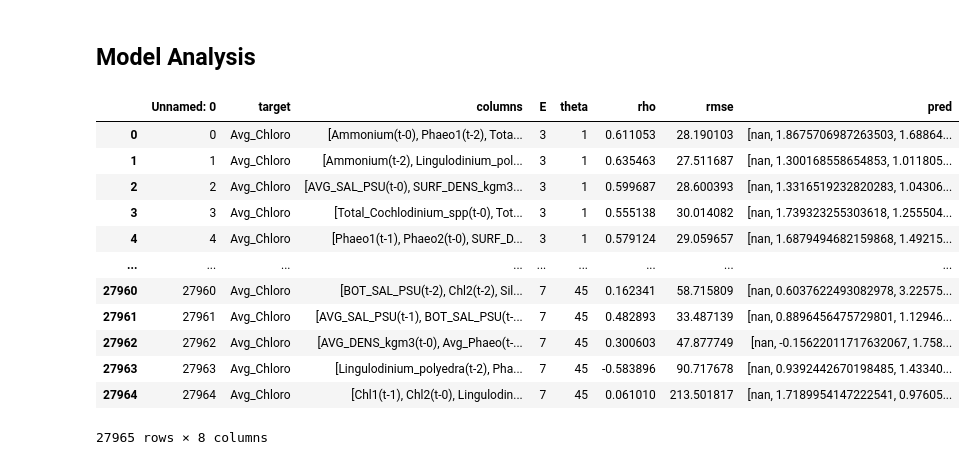
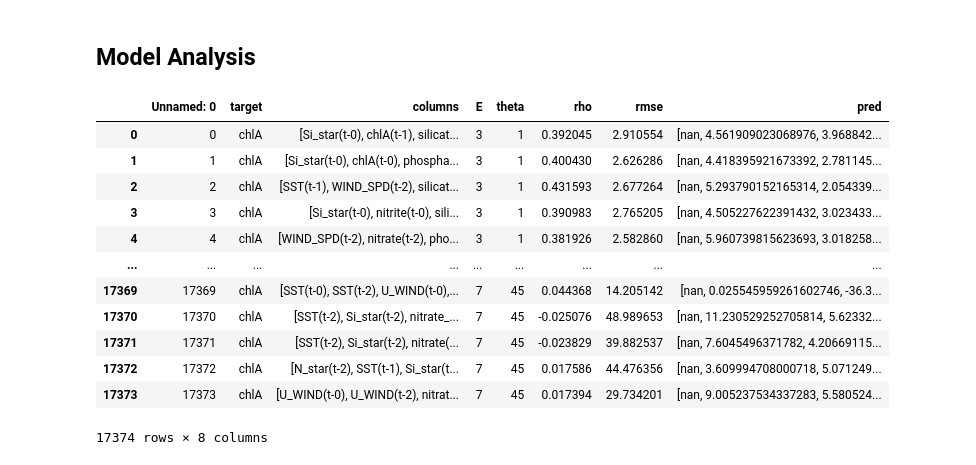
Before and after one commit to aparaselli/HAB-Prediction-Research, a Jupyter notebook: Code/model_analysis.ipynb, the cells around one changed output. Drawn from its saved outputs; the diff is of its cells as text; code cells hidden in the pictures.

```diff
--- a/Code/model_analysis.ipynb
+++ b/Code/model_analysis.ipynb
@@ -37,8 +37,11 @@ warnings.filterwarnings("ignore",
     message="A worker stopped while some jobs were given to the executor.",
     module="joblib.externals.loky.process_executor")
 # %%
-data_path = "Data/d1carter_data_w_gaps.csv"
-model_path = "800_sample_bioluminescent_carter_models.csv"
+# data_path = "Data/d1carter_data_w_gaps.csv"
+# model_path = "800_sample_bioluminescent_carter_models.csv"
+
+data_path = "Data/orig_block.csv"
+model_path = "100_sample_deyle_models_not_logged.csv"
 # %%
 def str_to_list(s):
     s = s.replace('nan', 'null')  # Replace 'nan' with 'null' for JSON compatibility
@@ -56,9 +59,8 @@ def process_parameters(path):
 
 def clean_data(data_path):
     paper_data = pd.read_csv(data_path)
-    paper_data = paper_data.set_index('time')
     paper_data['Time'] = paper_data.index.astype(int)
-    paper_data['Avg_Chloro'] #= paper_data['Avg_Chloro'].apply(np.log1p) #LOG AMPUTATION
+    # paper_data['chlA'] = paper_data['chlA'].apply(np.log1p) #LOG AMPUTATION
     #IMPUTE HAB DATA
     #Build basic linear regression model as sanity check
     # Custom impute missing values with the average of the value in front and behind of it
@@ -84,23 +86,23 @@ def clean_data(data_path):
 # %%
 
 data = clean_data(data_path)
 parameters = process_parameters(model_path)
-target = 'Lingulodinium_polyedra'
+target = 'chlA'
 parameters
 # %% [output]
 |  | Unnamed: 0 | target | columns | E | theta | rho | rmse | pred |
-| 0 | 0 | Avg_Chloro | [Ammonium(t-0), Phaeo1(t-2), Tota... | 3 | 1 | 0.611053 | 28.190103 | [nan, 1.8675706987263503, 1.68864... |
-| 1 | 1 | Avg_Chloro | [Ammonium(t-2), Lingulodinium_pol... | 3 | 1 | 0.635463 | 27.511687 | [nan, 1.300168558654853, 1.011805... |
-| 2 | 2 | Avg_Chloro | [AVG_SAL_PSU(t-0), SURF_DENS_kgm3... | 3 | 1 | 0.599687 | 28.600393 | [nan, 1.3316519232820283, 1.04306... |
-| 3 | 3 | Avg_Chloro | [Total_Cochlodinium_spp(t-0), Tot... | 3 | 1 | 0.555138 | 30.014082 | [nan, 1.739323255303618, 1.255504... |
-| 4 | 4 | Avg_Chloro | [Phaeo1(t-1), Phaeo2(t-0), SURF_D... | 3 | 1 | 0.579124 | 29.059657 | [nan, 1.6879494682159868, 1.49215... |
+| 0 | 0 | chlA | [Si_star(t-0), chlA(t-1), silicat... | 3 | 1 | 0.392045 | 2.910554 | [nan, 4.561909023068976, 3.968842... |
+| 1 | 1 | chlA | [Si_star(t-0), chlA(t-0), phospha... | 3 | 1 | 0.400430 | 2.626286 | [nan, 4.418395921673392, 2.781145... |
+| 2 | 2 | chlA | [SST(t-1), WIND_SPD(t-2), silicat... | 3 | 1 | 0.431593 | 2.677264 | [nan, 5.293790152165314, 2.054339... |
+| 3 | 3 | chlA | [Si_star(t-0), nitrite(t-0), sili... | 3 | 1 | 0.390983 | 2.765205 | [nan, 4.505227622391432, 3.023433... |
+| 4 | 4 | chlA | [WIND_SPD(t-2), nitrate(t-2), pho... | 3 | 1 | 0.381926 | 2.582860 | [nan, 5.960739815623693, 3.018258... |
 | ... | ... | ... | ... | ... | ... | ... | ... | ... |
-| 27960 | 27960 | Avg_Chloro | [BOT_SAL_PSU(t-2), Chl2(t-2), Sil... | 7 | 45 | 0.162341 | 58.715809 | [nan, 0.6037622493082978, 3.22575... |
-| 27961 | 27961 | Avg_Chloro | [AVG_SAL_PSU(t-1), BOT_SAL_PSU(t-... | 7 | 45 | 0.482893 | 33.487139 | [nan, 0.8896456475729801, 1.12946... |
-| 27962 | 27962 | Avg_Chloro | [AVG_DENS_kgm3(t-0), Avg_Phaeo(t-... | 7 | 45 | 0.300603 | 47.877749 | [nan, -0.15622011717632067, 1.758... |
-| 27963 | 27963 | Avg_Chloro | [Lingulodinium_polyedra(t-2), Pha... | 7 | 45 | -0.583896 | 90.717678 | [nan, 0.9392442670198485, 1.43340... |
-| 27964 | 27964 | Avg_Chloro | [Chl1(t-1), Chl2(t-0), Lingulodin... | 7 | 45 | 0.061010 | 213.501817 | [nan, 1.7189954147222541, 0.97605... |
+| 17369 | 17369 | chlA | [SST(t-0), SST(t-2), U_WIND(t-0),... | 7 | 45 | 0.044368 | 14.205142 | [nan, 0.025545959261602746, -36.3... |
+| 17370 | 17370 | chlA | [SST(t-2), Si_star(t-2), nitrate_... | 7 | 45 | -0.025076 | 48.989653 | [nan, 11.230529252705814, 5.62332... |
+| 17371 | 17371 | chlA | [SST(t-2), Si_star(t-2), nitrate(... | 7 | 45 | -0.023829 | 39.882537 | [nan, 7.6045496371782, 4.20669115... |
+| 17372 | 17372 | chlA | [N_star(t-2), SST(t-1), Si_star(t... | 7 | 45 | 0.017586 | 44.476356 | [nan, 3.609994708000718, 5.071249... |
+| 17373 | 17373 | chlA | [U_WIND(t-0), U_WIND(t-2), nitrat... | 7 | 45 | 0.017394 | 29.734201 | [nan, 9.005237534337283, 5.580524... |
-27965 rows × 8 columns
+17374 rows × 8 columns
 # %%
 #Find most common parameters
 
```
Also changed, not shown: parts of 2 cells of this notebook, 4 other files.
